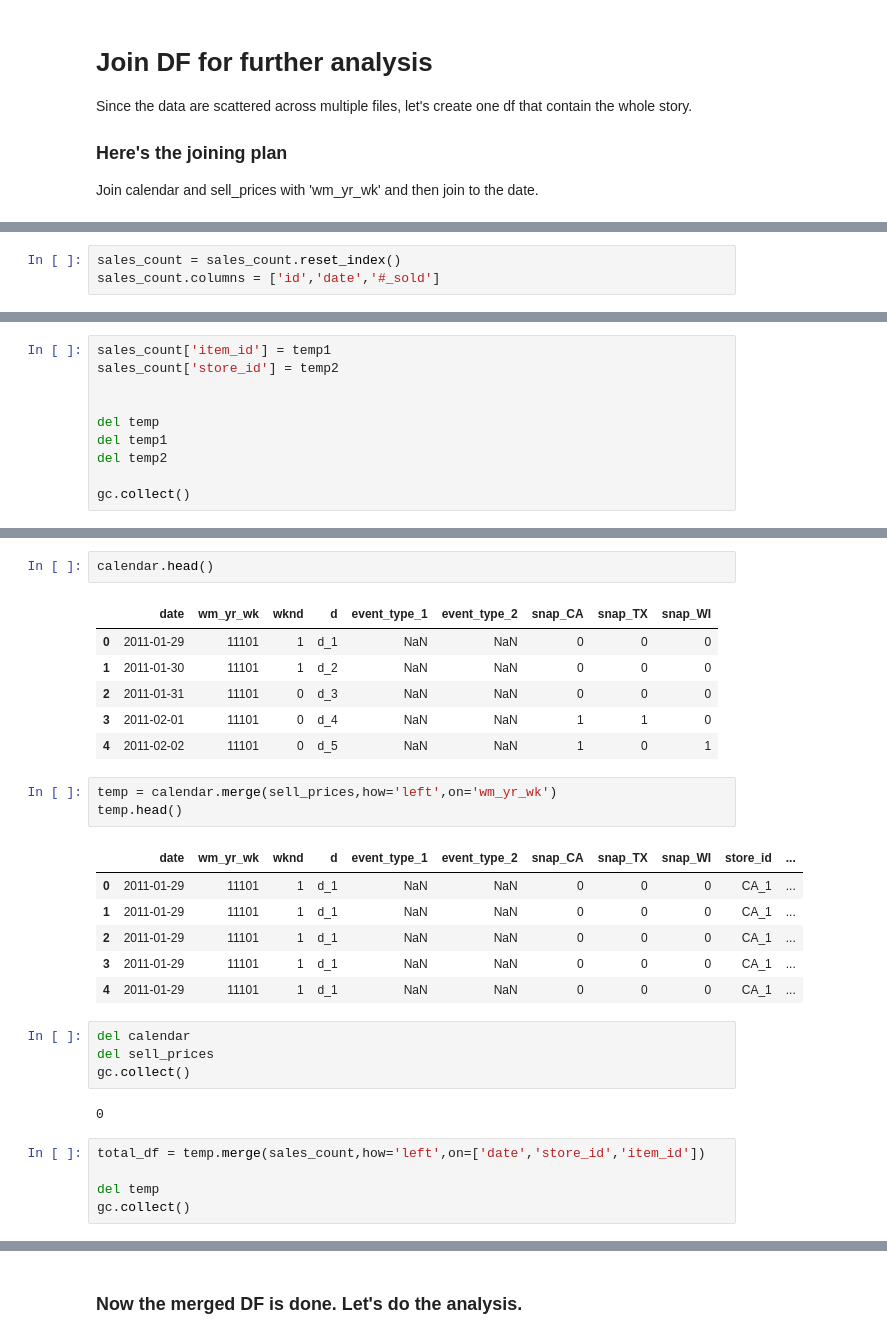
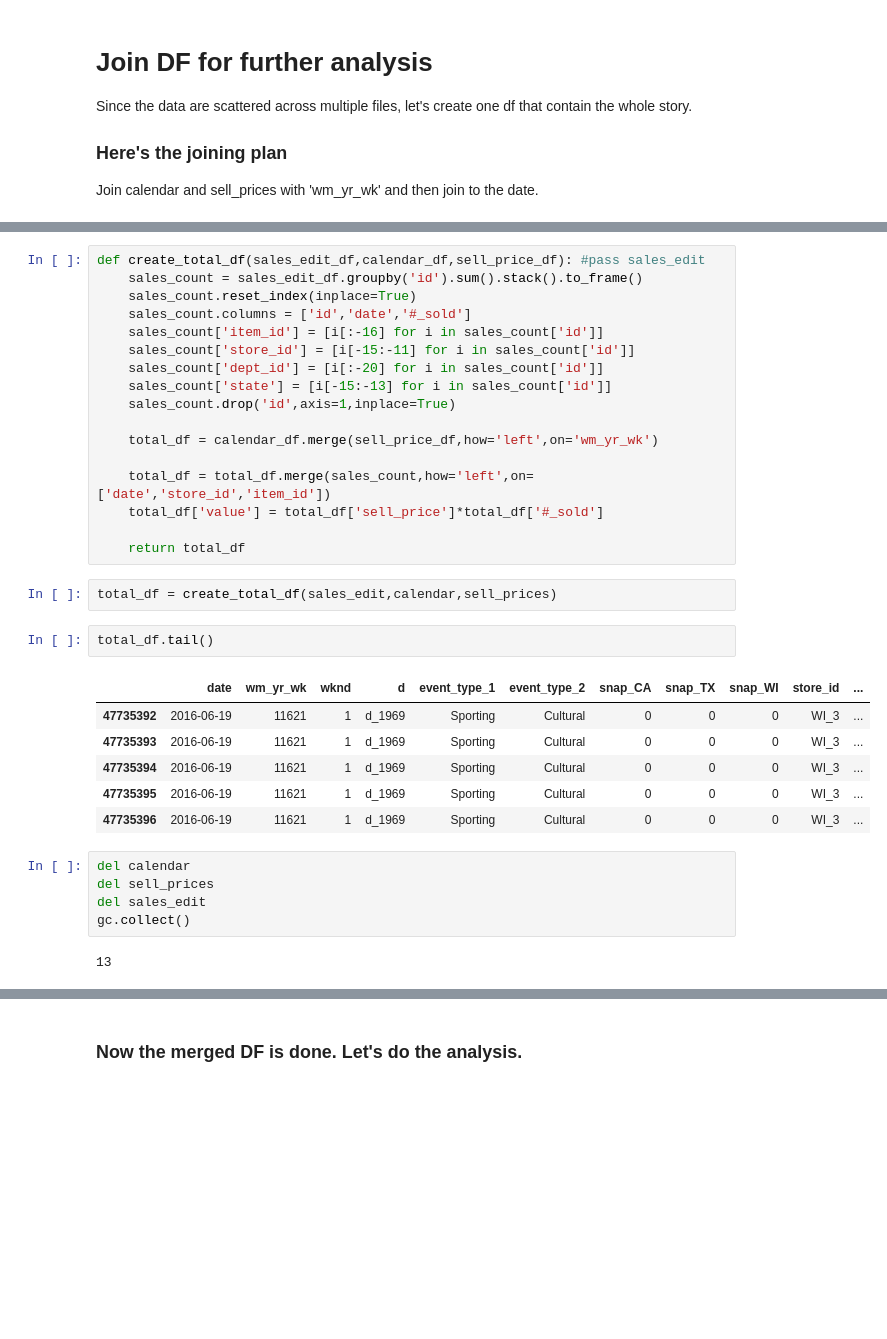
Before and after one commit to soi130/M5_case_study, a Jupyter notebook: M5_analysis.ipynb, the cells around one changed output, grey strips where cells are left out. Drawn from its saved outputs; the diff is of its cells as text; blank space fills up the shorter version.

```diff
--- a/M5_analysis.ipynb
+++ b/M5_analysis.ipynb
@@ -530,3 +560,0 @@ gc.collect()
-# %%
-sales_count = sales_count.reset_index()
-sales_count.columns = ['id','date','#_sold']
@@ -548,10 +560,0 @@ temp2 = [i[-4:] for i in temp]
-# %%
-sales_count['item_id'] = temp1
-sales_count['store_id'] = temp2
-
-
-del temp
-del temp1
-del temp2
-
-gc.collect()
@@ -580,30 +561,35 @@ sell_prices.head()
-# %%
-calendar.head()
-# %% [output]
-|  | date | wm_yr_wk | wknd | d | event_type_1 | event_type_2 | snap_CA | snap_TX | snap_WI |
-| 0 | 2011-01-29 | 11101 | 1 | d_1 | NaN | NaN | 0 | 0 | 0 |
-| 1 | 2011-01-30 | 11101 | 1 | d_2 | NaN | NaN | 0 | 0 | 0 |
-| 2 | 2011-01-31 | 11101 | 0 | d_3 | NaN | NaN | 0 | 0 | 0 |
-| 3 | 2011-02-01 | 11101 | 0 | d_4 | NaN | NaN | 1 | 1 | 0 |
-| 4 | 2011-02-02 | 11101 | 0 | d_5 | NaN | NaN | 1 | 0 | 1 |
+# %%
+def create_total_df(sales_edit_df,calendar_df,sell_price_df): #pass sales_edit
+    sales_count = sales_edit_df.groupby('id').sum().stack().to_frame()
+    sales_count.reset_index(inplace=True)
+    sales_count.columns = ['id','date','#_sold']
+    sales_count['item_id'] = [i[:-16] for i in sales_count['id']]
+    sales_count['store_id'] = [i[-15:-11] for i in sales_count['id']]
+    sales_count['dept_id'] = [i[:-20] for i in sales_count['id']]
+    sales_count['state'] = [i[-15:-13] for i in sales_count['id']]
+    sales_count.drop('id',axis=1,inplace=True)
+
+    total_df = calendar_df.merge(sell_price_df,how='left',on='wm_yr_wk')
+
+    total_df = total_df.merge(sales_count,how='left',on=['date','store_id','item_id'])
+    total_df['value'] = total_df['sell_price']*total_df['#_sold']
+
+    return total_df
+# %%
+total_df = create_total_df(sales_edit,calendar,sell_prices)
 # %%
-temp = calendar.merge(sell_prices,how='left',on='wm_yr_wk')
-temp.head()
+total_df.tail()
 # %% [output]
 |  | date | wm_yr_wk | wknd | d | event_type_1 | event_type_2 | snap_CA | snap_TX | snap_WI | store_id | ... |
-| 0 | 2011-01-29 | 11101 | 1 | d_1 | NaN | NaN | 0 | 0 | 0 | CA_1 | ... |
-| 1 | 2011-01-29 | 11101 | 1 | d_1 | NaN | NaN | 0 | 0 | 0 | CA_1 | ... |
-| 2 | 2011-01-29 | 11101 | 1 | d_1 | NaN | NaN | 0 | 0 | 0 | CA_1 | ... |
-| 3 | 2011-01-29 | 11101 | 1 | d_1 | NaN | NaN | 0 | 0 | 0 | CA_1 | ... |
-| 4 | 2011-01-29 | 11101 | 1 | d_1 | NaN | NaN | 0 | 0 | 0 | CA_1 | ... |
+| 47735392 | 2016-06-19 | 11621 | 1 | d_1969 | Sporting | Cultural | 0 | 0 | 0 | WI_3 | ... |
+| 47735393 | 2016-06-19 | 11621 | 1 | d_1969 | Sporting | Cultural | 0 | 0 | 0 | WI_3 | ... |
+| 47735394 | 2016-06-19 | 11621 | 1 | d_1969 | Sporting | Cultural | 0 | 0 | 0 | WI_3 | ... |
+| 47735395 | 2016-06-19 | 11621 | 1 | d_1969 | Sporting | Cultural | 0 | 0 | 0 | WI_3 | ... |
+| 47735396 | 2016-06-19 | 11621 | 1 | d_1969 | Sporting | Cultural | 0 | 0 | 0 | WI_3 | ... |
 # %%
 del calendar
 del sell_prices
+del sales_edit
 gc.collect()
 # %% [output]
-0
+13
-# %%
-total_df = temp.merge(sales_count,how='left',on=['date','store_id','item_id'])
-
-del temp
-gc.collect()
```
Also changed, not shown: parts of 49 cells of this notebook.
